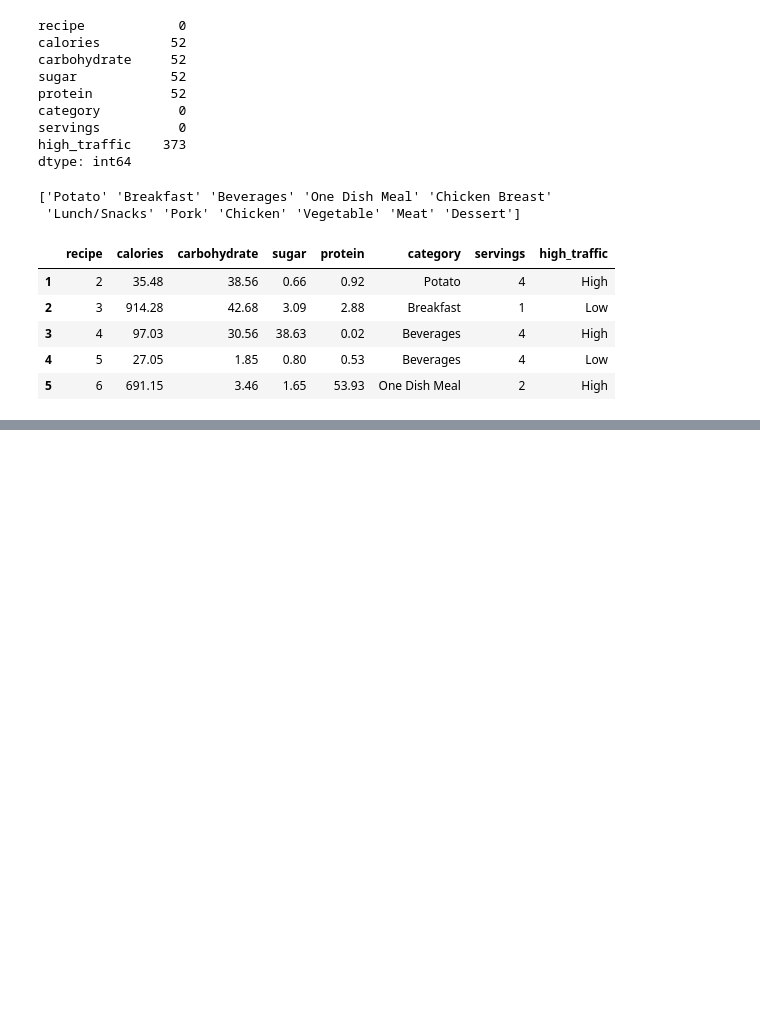
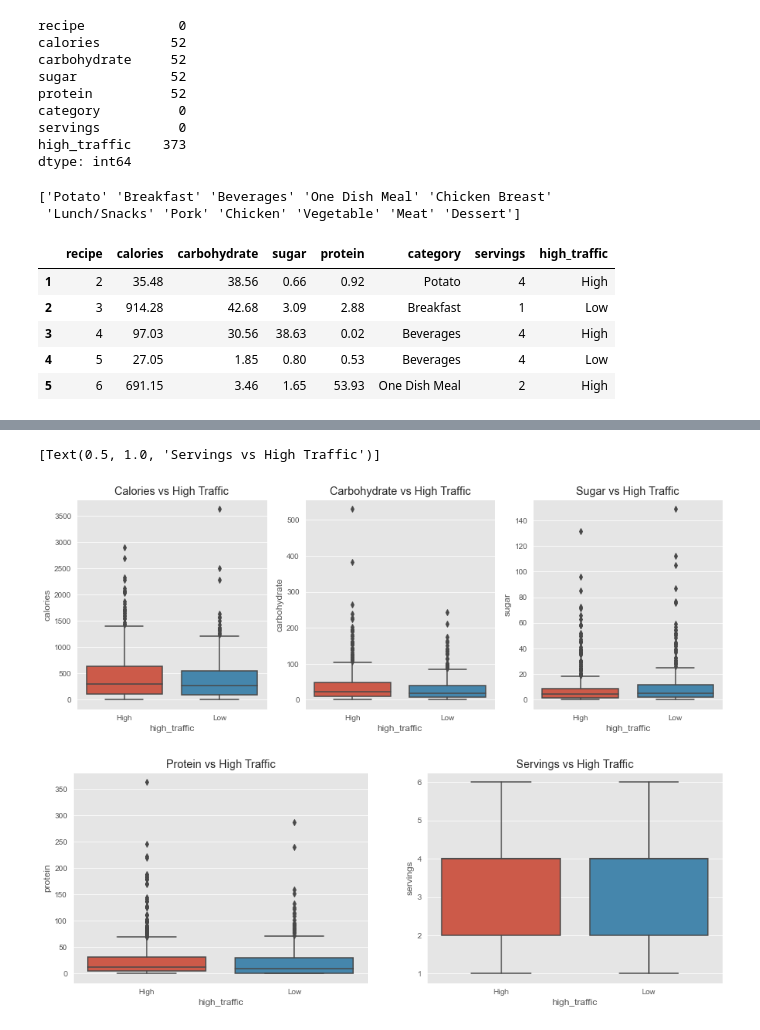
Before and after one commit to MhmdRhayem/Recipe-Site-Traffic, a Jupyter notebook: Report.ipynb, the cells around one changed output, grey strips where cells are left out. Drawn from its saved outputs; the diff is of its cells as text; code cells hidden in the pictures; blank space fills up the shorter version.

```diff
--- a/Report.ipynb
+++ b/Report.ipynb
@@ -75,0 +79,14 @@ df.head()
+# %%
+fig, axes = plt.subplots(1,3,figsize=(15,5))
+
+sns.boxplot(data=df,x='high_traffic',y='calories',ax=axes[0]).set(title='Calories vs High Traffic')
+sns.boxplot(data=df,x='high_traffic',y='carbohydrate',ax=axes[1]).set(title='Carbohydrate vs High Traffic')
+sns.boxplot(data=df,x='high_traffic',y='sugar',ax=axes[2]).set(title='Sugar vs High Traffic')
+
+fig1,axes1 = plt.subplots(1,2,figsize = (15,5))
+sns.boxplot(data=df,x='high_traffic',y='protein',ax=axes1[0]).set(title='Protein vs High Traffic')
+sns.boxplot(data=df,x='high_traffic',y='servings',ax=axes1[1]).set(title='Servings vs High Traffic')
+# %% [output]
+[Text(0.5, 1.0, 'Servings vs High Traffic')]
+[figure, added]
+[figure, added]
```
Also changed, not shown: parts of 3 cells of this notebook.
